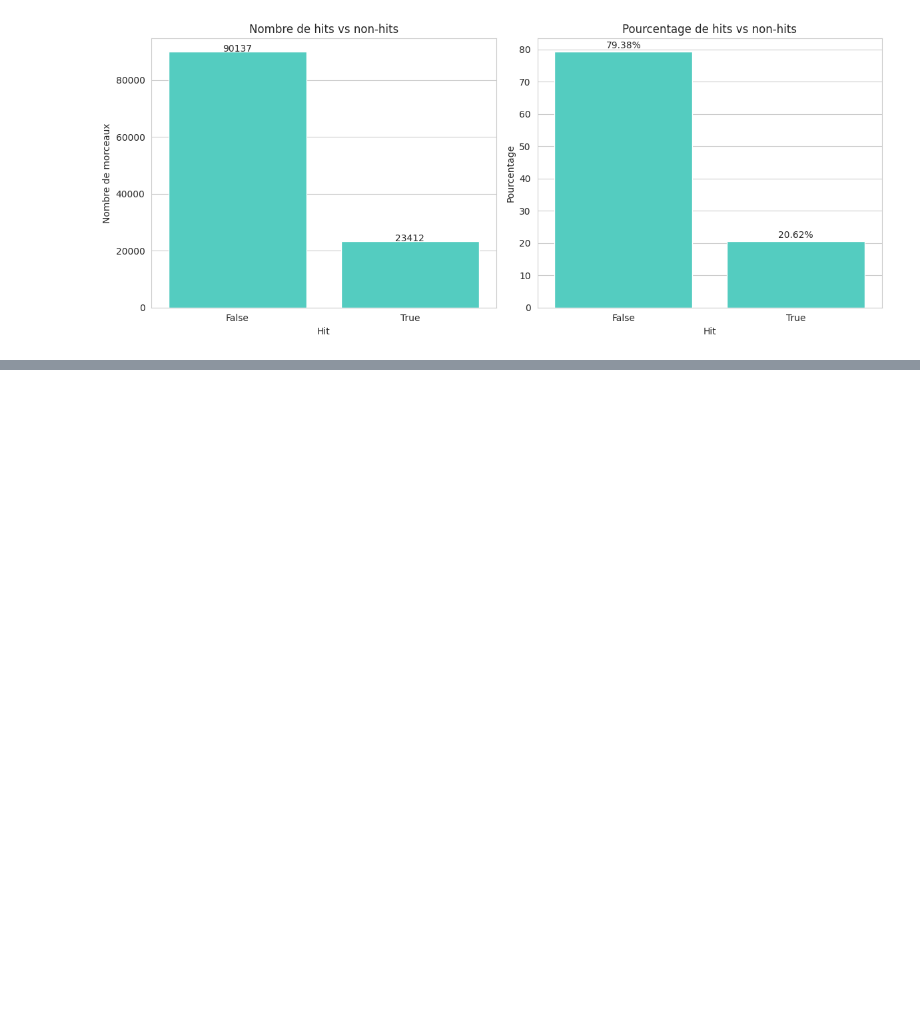
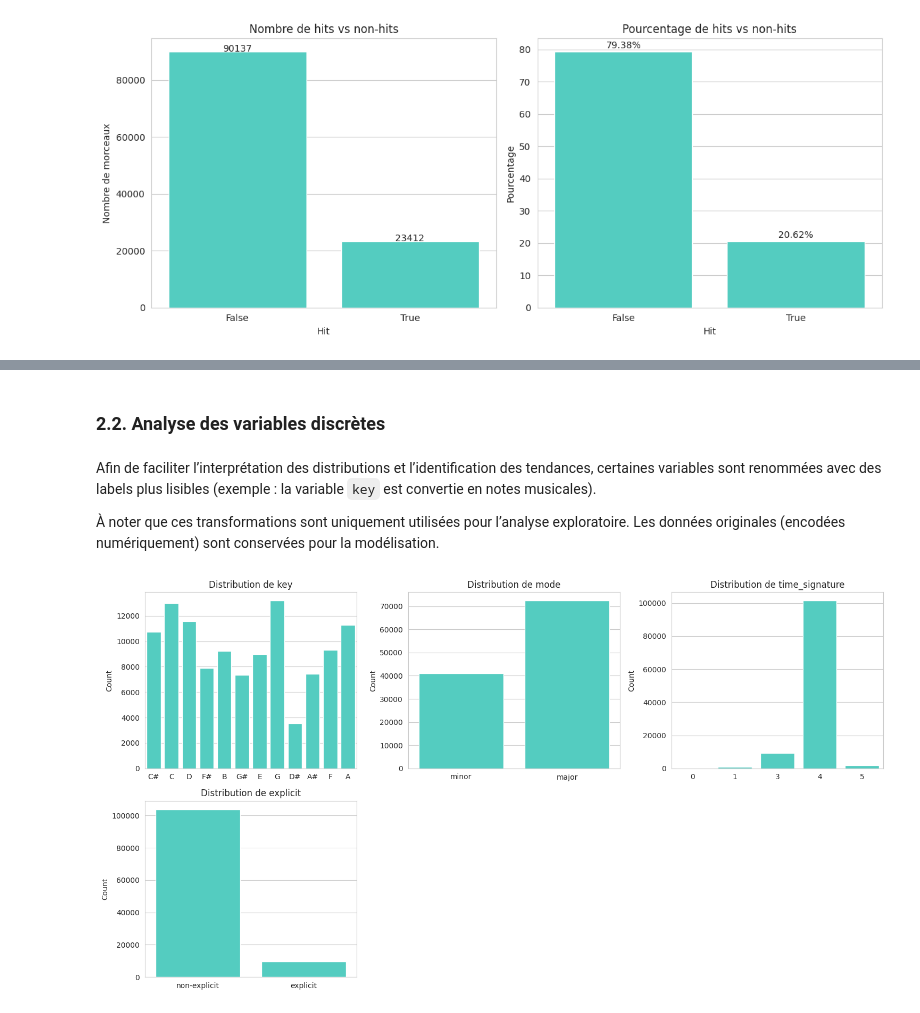
Before and after one commit to elo-labs/spotify-hit-prediction, a Jupyter notebook: notebooks/eda.ipynb, the cells around one changed output, grey strips where cells are left out. Drawn from its saved outputs; the diff is of its cells as text; code cells hidden in the pictures; blank space fills up the shorter version.

```diff
--- a/notebooks/eda.ipynb
+++ b/notebooks/eda.ipynb
@@ -358,0 +472,44 @@ Ce léger déséquilibre de classes devra être pris en compte lors de la modél
+# %% [markdown]
+### 2.2. Analyse des variables discrètes
+# %% [markdown]
+Afin de faciliter l’interprétation des distributions et l’identification des tendances, certaines variables sont renommées avec des labels plus lisibles (exemple : la variable `key` est convertie en notes musicales).
+
+À noter que ces transformations sont uniquement utilisées pour l’analyse exploratoire.
+Les données originales (encodées numériquement) sont conservées pour la modélisation.
+# %%
+# Distribution des variables discrètes
+
+key_map = {
+    0:"C", 1:"C#", 2:"D", 3:"D#",
+    4:"E", 5:"F", 6:"F#", 7:"G",
+    8:"G#", 9:"A", 10:"A#", 11:"B"
+}
+
+df_eda = df.copy()
+
+df_eda["key"] = df_eda["key"].map(key_map)
+df_eda["mode"] = df_eda["mode"].map({0:"minor", 1:"major"})
+df_eda["explicit"] = df_eda["explicit"].map({False: "non-explicit", True: "explicit"})
+
+cat_discrete = ["key", "mode", "time_signature", "explicit"]
+
+n_cols = 3
+n_rows = int(np.ceil(len(cat_discrete) / n_cols))
+
+fig, axes = plt.subplots(n_rows, n_cols, figsize=(15, 4 * n_rows))
+axes = axes.flatten()
+
+for i, col in enumerate(cat_discrete):
+    sns.countplot(x=df_eda[col], ax=axes[i], color="turquoise")
+    axes[i].set_title(f"Distribution de {col}")
+    axes[i].set_xlabel("")
+    axes[i].set_ylabel("Count")
+
+# Suppression des axes vides
+for j in range(i + 1, len(axes)):
+    fig.delaxes(axes[j])
+
+plt.tight_layout()
+plt.show()
+# %% [output]
+[figure, added]
```
Also changed, not shown: parts of 21 cells of this notebook, 1 other file.
